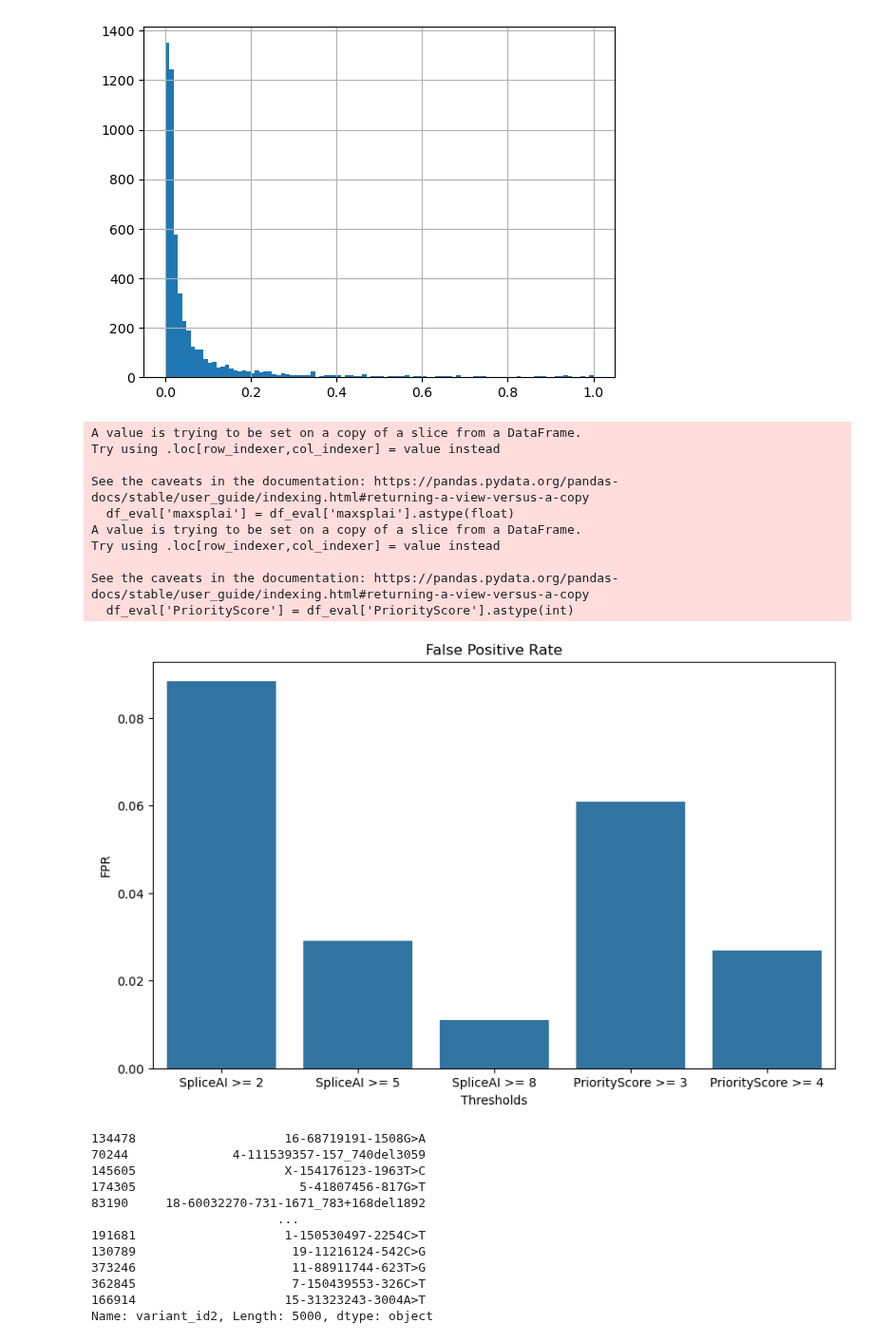
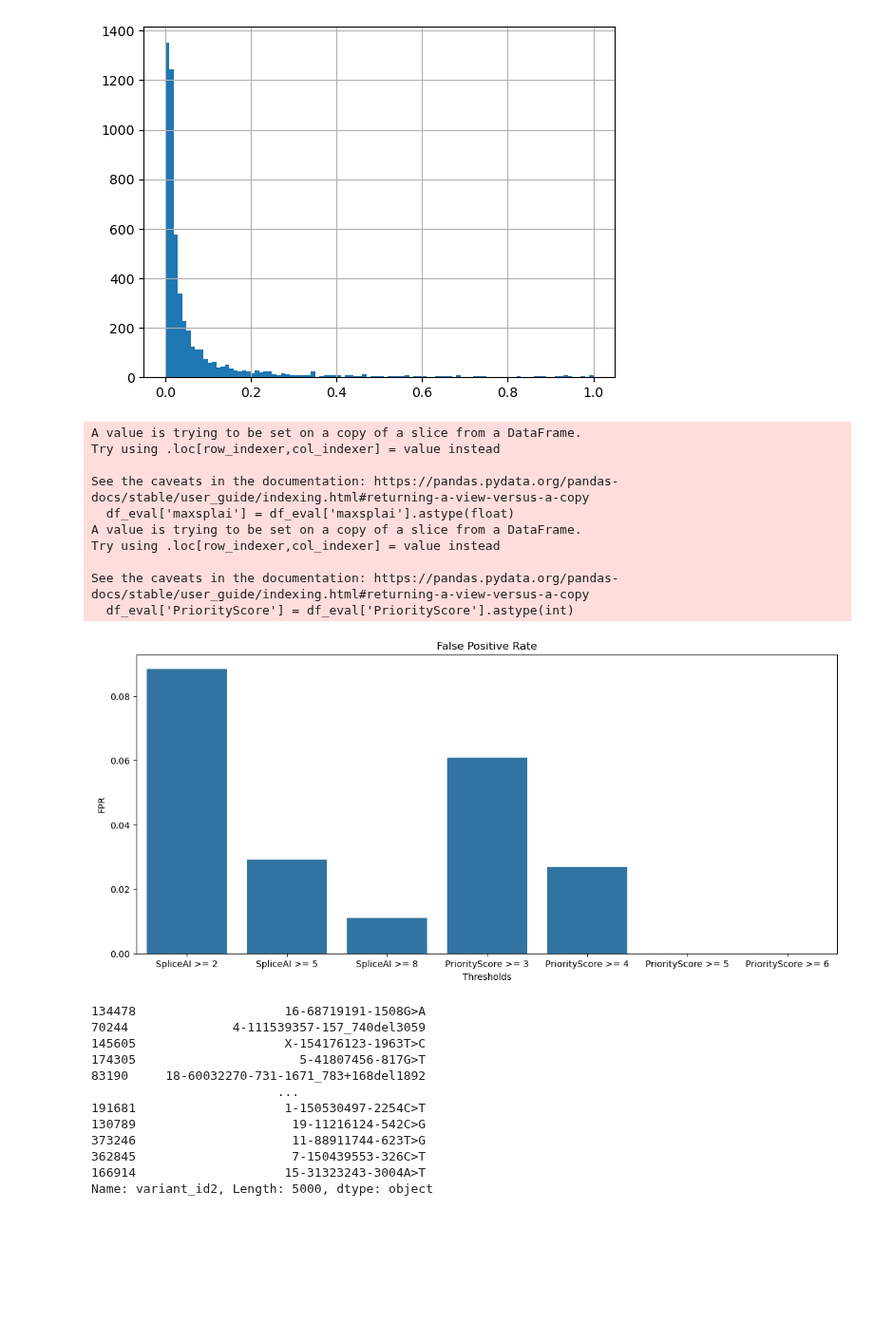
Before and after one commit to ysut/dev, a Jupyter notebook: ValidationData/TP/additional/hgmd_non_splicing copy.ipynb, the cells around one changed output. Shown at 95% size. Saved outputs shown, nothing was run; the diff lists cells and outputs as text; code cells hidden in the pictures; blank space fills up the shorter version.

```diff
--- a/ValidationData/TP/additional/hgmd_non_splicing copy.ipynb
+++ b/ValidationData/TP/additional/hgmd_non_splicing copy.ipynb
@@ -548,39 +548,43 @@ splai_5 = df_eval.loc[df_eval['maxsplai'] >= 0.5]
 splai_8 = df_eval.loc[df_eval['maxsplai'] >= 0.8]
 ps_3 = df_eval.loc[df_eval['PriorityScore'] >= 3]
 ps_4 = df_eval.loc[df_eval['PriorityScore'] >= 4]
+ps_5 = df_eval.loc[df_eval['PriorityScore'] >= 5]
+ps_6 = df_eval.loc[df_eval['PriorityScore'] >= 6]
 
 # calucrate false positive rate (FPR)
 fpr_splai_2 = len(splai_2) / len(df_eval)
 fpr_splai_5 = len(splai_5) / len(df_eval)
 fpr_splai_8 = len(splai_8) / len(df_eval)
 fpr_ps_3 = len(ps_3) / len(df_eval)
 fpr_ps_4 = len(ps_4) / len(df_eval)
+fpr_ps_5 = len(ps_5) / len(df_eval)
+fpr_ps_6 = len(ps_6) / len(df_eval)
 
 # Plot bar graph of FPR
 import matplotlib.pyplot as plt
 import seaborn as sns
 
-fpr = [fpr_splai_2, fpr_splai_5, fpr_splai_8, fpr_ps_3, fpr_ps_4]
-labels = ['SpliceAI >= 2', 'SpliceAI >= 5', 'SpliceAI >= 8', 'PriorityScore >= 3', 'PriorityScore >= 4']
+fpr = [fpr_splai_2, fpr_splai_5, fpr_splai_8, fpr_ps_3, fpr_ps_4, fpr_ps_5, fpr_ps_6]
+labels = ['SpliceAI >= 2', 'SpliceAI >= 5', 'SpliceAI >= 8', 'PriorityScore >= 3', 'PriorityScore >= 4', 'PriorityScore >= 5', 'PriorityScore >= 6']
 
-plt.figure(figsize=(10, 6))
+plt.figure(figsize=(14, 6))
 sns.barplot(x=labels, y=fpr)
 plt.title('False Positive Rate')
 plt.xlabel('Thresholds')
 plt.ylabel('FPR')
 plt.show()
 # %% [output]
 A value is trying to be set on a copy of a slice from a DataFrame.
 Try using .loc[row_indexer,col_indexer] = value instead
 
 See the caveats in the documentation: https://pandas.pydata.org/pandas-docs/stable/user_guide/indexing.html#returning-a-view-versus-a-copy
   df_eval['maxsplai'] = df_eval['maxsplai'].astype(float)
 A value is trying to be set on a copy of a slice from a DataFrame.
 Try using .loc[row_indexer,col_indexer] = value instead
 
 See the caveats in the documentation: https://pandas.pydata.org/pandas-docs/stable/user_guide/indexing.html#returning-a-view-versus-a-copy
   df_eval['PriorityScore'] = df_eval['PriorityScore'].astype(int)
-[figure, old version]
+[figure, new version]
 # %%
 non_splice_mutations_sample['variant_id2']
 # %% [output]
```
Also changed, not shown: parts of 1 cell of this notebook, 1 other file.
